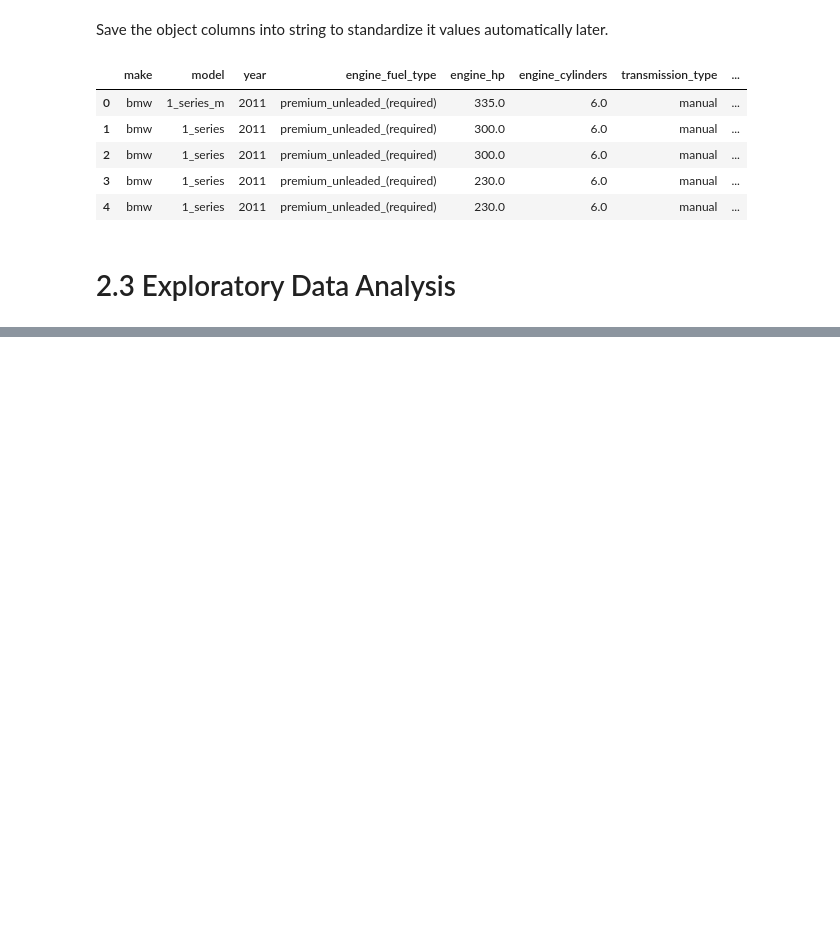
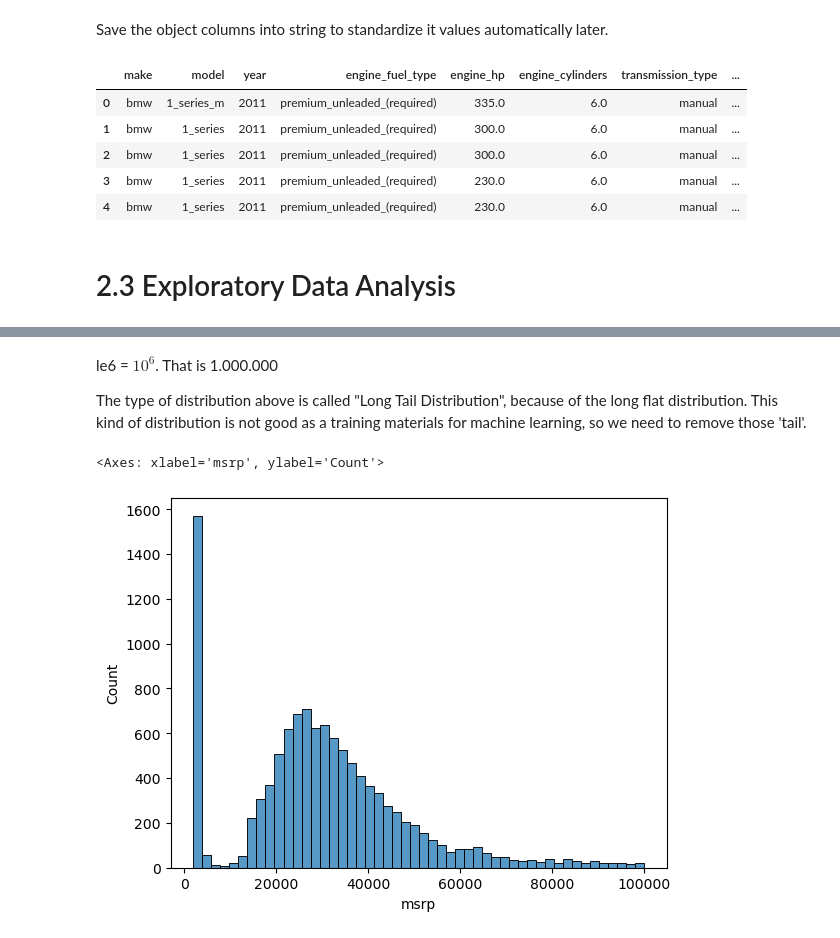
Before and after one commit to asynchronouscoffee/ml-zoomcamp-archive, a Jupyter notebook: 02-regression/regression.ipynb, the cells around one changed output, grey strips where cells are left out. Saved outputs shown, nothing was run; the diff lists cells and outputs as text; code cells hidden in the pictures; blank space fills up the shorter version.

```diff
--- a/02-regression/regression.ipynb
+++ b/02-regression/regression.ipynb
@@ -95,0 +148,9 @@ df.head()
+# %% [markdown]
+le6 = $10^6$. That is 1.000.000
+
+The type of distribution above is called "Long Tail Distribution", because of the long flat distribution. This kind of distribution is not good as a training materials for machine learning, so we need to remove those 'tail'.
+# %%
+sns.histplot(df.msrp[df.msrp < 100000], bins=50)
+# %% [output]
+<Axes: xlabel='msrp', ylabel='Count'>
+[figure, added]
```
Also changed, not shown: parts of 12 cells of this notebook.
